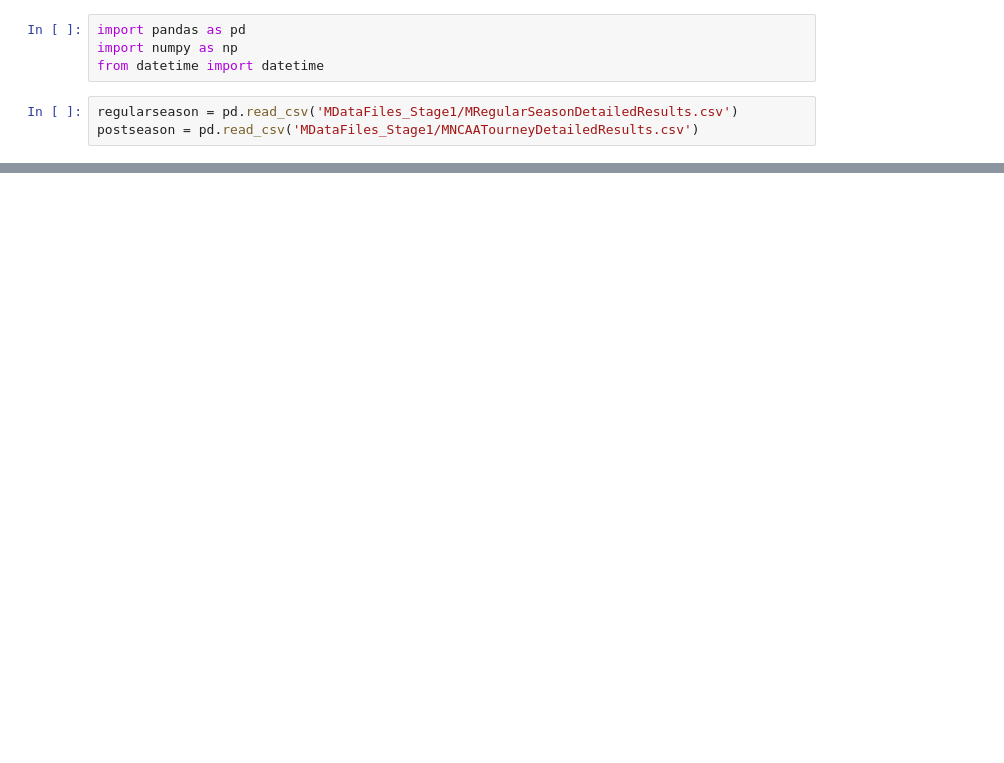
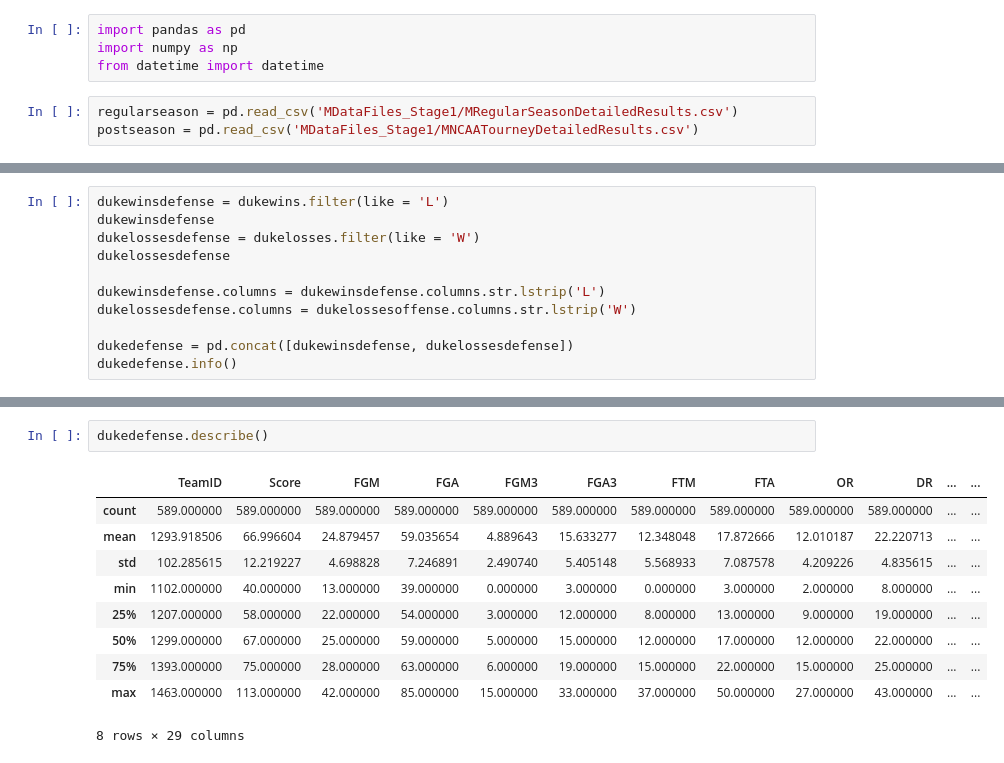
Before and after one commit to MatthewR1021/Machine-Learning-Madness, a Jupyter notebook: TJNotebook.ipynb, the cells around one changed output, grey strips where cells are left out. Cells and saved outputs as stored; diff of their text form; blank space fills up the shorter version.

```diff
--- a/TJNotebook.ipynb
+++ b/TJNotebook.ipynb
@@ -70,0 +101,11 @@ memory usage: 43.9+ MB
+# %%
+dukewinsdefense = dukewins.filter(like = 'L')
+dukewinsdefense
+dukelossesdefense = dukelosses.filter(like = 'W')
+dukelossesdefense
+
+dukewinsdefense.columns = dukewinsdefense.columns.str.lstrip('L')
+dukelossesdefense.columns = dukelossesoffense.columns.str.lstrip('W')
+
+dukedefense = pd.concat([dukewinsdefense, dukelossesdefense])
+dukedefense.info()
@@ -70,0 +143,13 @@ memory usage: 43.9+ MB
+# %%
+dukedefense.describe()
+# %% [output]
+|  | TeamID | Score | FGM | FGA | FGM3 | FGA3 | FTM | FTA | OR | DR | ... | ... |
+| count | 589.000000 | 589.000000 | 589.000000 | 589.000000 | 589.000000 | 589.000000 | 589.000000 | 589.000000 | 589.000000 | 589.000000 | ... | ... |
+| mean | 1293.918506 | 66.996604 | 24.879457 | 59.035654 | 4.889643 | 15.633277 | 12.348048 | 17.872666 | 12.010187 | 22.220713 | ... | ... |
+| std | 102.285615 | 12.219227 | 4.698828 | 7.246891 | 2.490740 | 5.405148 | 5.568933 | 7.087578 | 4.209226 | 4.835615 | ... | ... |
+| min | 1102.000000 | 40.000000 | 13.000000 | 39.000000 | 0.000000 | 3.000000 | 0.000000 | 3.000000 | 2.000000 | 8.000000 | ... | ... |
+| 25% | 1207.000000 | 58.000000 | 22.000000 | 54.000000 | 3.000000 | 12.000000 | 8.000000 | 13.000000 | 9.000000 | 19.000000 | ... | ... |
+| 50% | 1299.000000 | 67.000000 | 25.000000 | 59.000000 | 5.000000 | 15.000000 | 12.000000 | 17.000000 | 12.000000 | 22.000000 | ... | ... |
+| 75% | 1393.000000 | 75.000000 | 28.000000 | 63.000000 | 6.000000 | 19.000000 | 15.000000 | 22.000000 | 15.000000 | 25.000000 | ... | ... |
+| max | 1463.000000 | 113.000000 | 42.000000 | 85.000000 | 15.000000 | 33.000000 | 37.000000 | 50.000000 | 27.000000 | 43.000000 | ... | ... |
+8 rows × 29 columns
```
Also changed, not shown: parts of 13 cells of this notebook.
